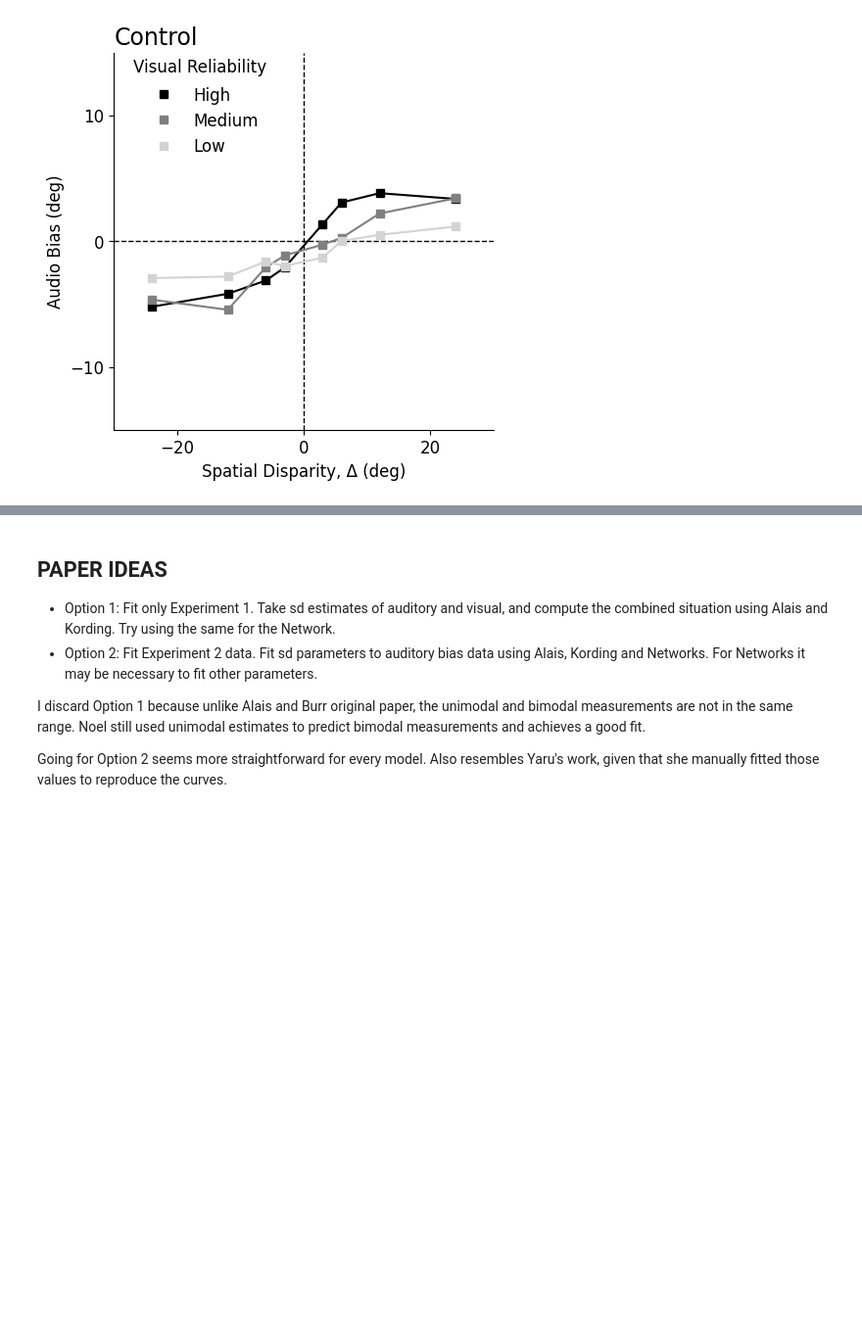
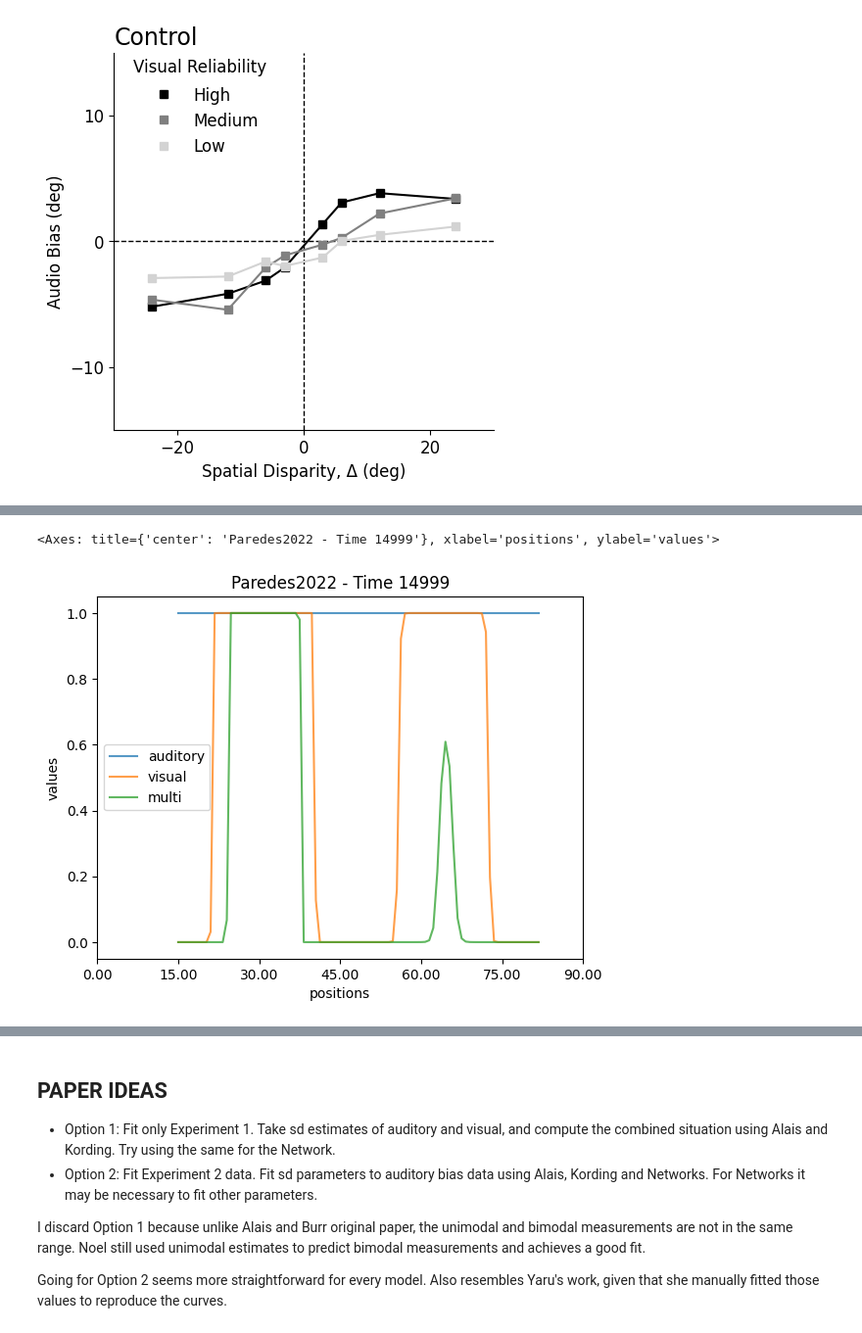
Before and after one commit to renatoparedes/NeuroMSI-Network, a Jupyter notebook: Sample.ipynb, the cells around one changed output, grey strips where cells are left out. Shown at 98% size. Cells and saved outputs as stored; diff of their text form; code cells hidden in the pictures; blank space fills up the shorter version.

Commit message:
Paredes2022 fix

```diff
--- a/Sample.ipynb
+++ b/Sample.ipynb
@@ -324,0 +360,5 @@ ax2.legend(
+# %%
+res_paredes_causes[0].plot.linep(time=14999)
+# %% [output]
+<Axes: title={'center': 'Paredes2022 - Time 14999'}, xlabel='positions', ylabel='values'>
+[figure, added]
```
Also changed, not shown: parts of 12 cells of this notebook, 1 other file.
